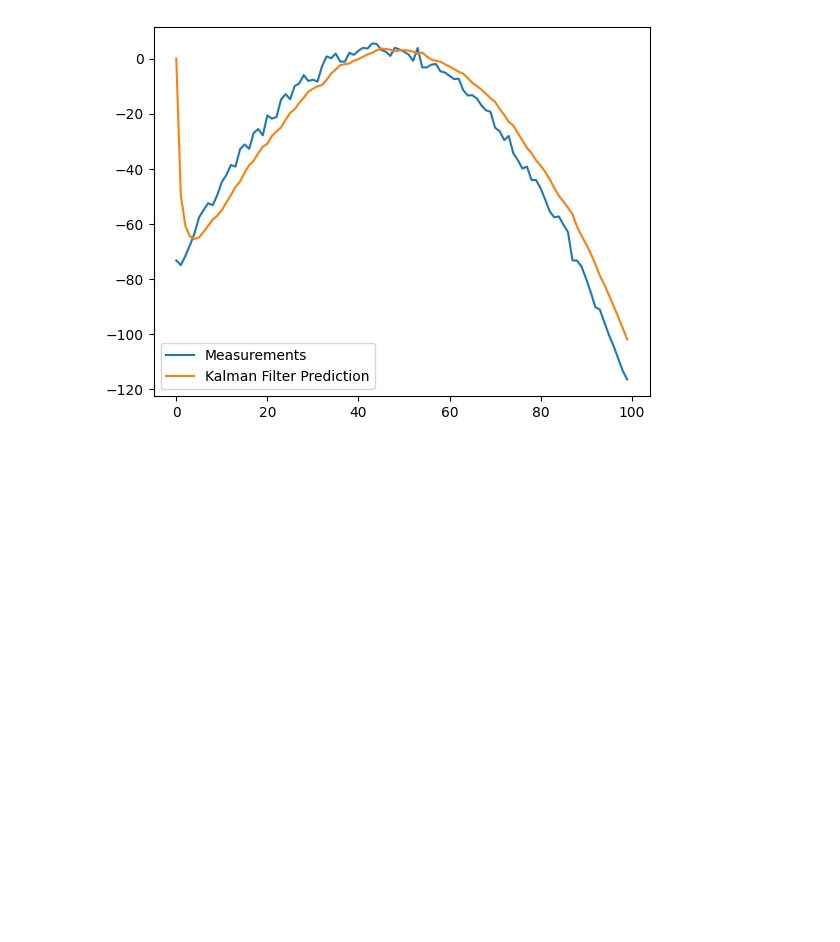
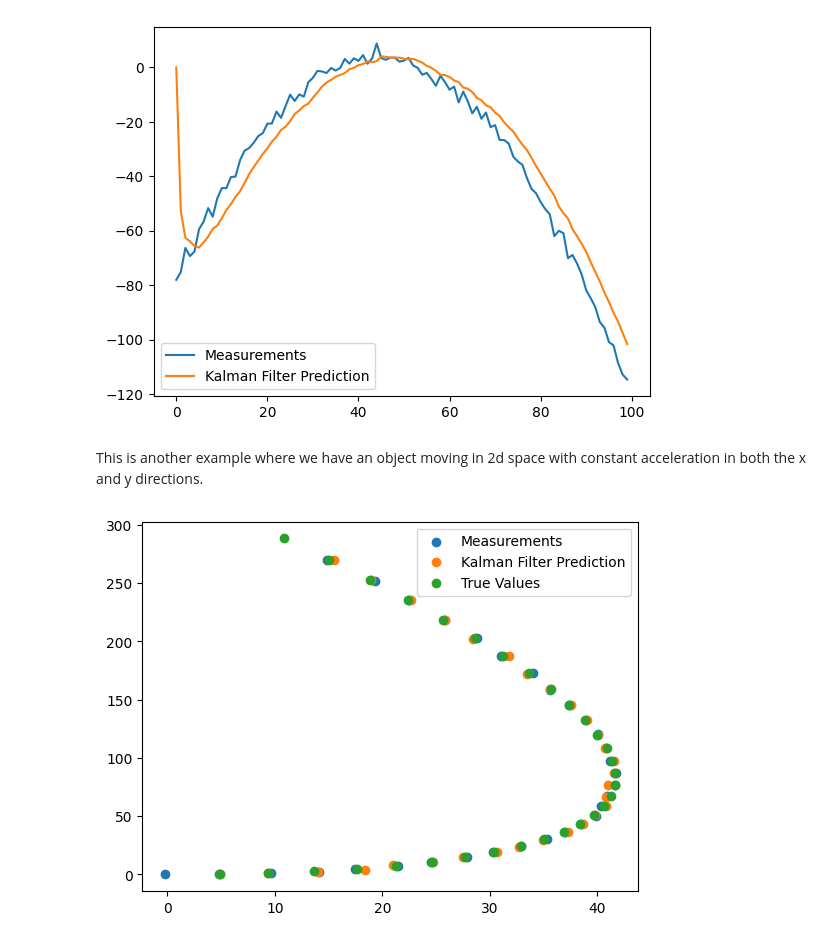
Before and after one commit to RIPS-2024-Aerospace/Aerospace-Project, a Jupyter notebook: KalmanFilter.ipynb, the cells around one changed output. Saved outputs shown, nothing was run; the diff lists cells and outputs as text; code cells hidden in the pictures; blank space fills up the shorter version.

Commit message:
Added some comments and another example

```diff
--- a/KalmanFilter.ipynb
+++ b/KalmanFilter.ipynb
@@ -7,12 +19,17 @@ class KalmanFilter(object):
     if(A is None or H is None):
       raise ValueError("Set proper system dynamics.")
 
+    #Number of state variables
     self.n = A.shape[1]
+
+    #Number of measurement variables
     self.m = H.shape[1]
 
     self.A = A
     self.H = H
     self.B = 0 if B is None else B
+
+    #Covariance is often a diagonal matrix since variables are independent
     self.Q = np.eye(self.n) if Q is None else Q
     self.R = np.eye(self.n) if R is None else R
     self.P = np.eye(self.n) if P is None else P
@@ -31,8 +48,8 @@ class KalmanFilter(object):
     self.x = self.x + np.dot(K, y)
 
     I = np.eye(self.n)
-    self.P = np.dot(np.dot(I - np.dot(K, self.H), self.P),
-        	(I - np.dot(K, self.H)).T) + np.dot(np.dot(K, self.R), K.T)
+    self.P = np.dot(np.dot((I-np.dot(K,self.H)), self.P),((I-np.dot(K,self.H)).T))+np.dot(K,np.dot(self.R,K.T))
+    return K
 # %%
 def example():
   A = np.array([[1, 0, 0], [0, 1, 0], [0, 0, 1]])
@@ -58,4 +75,44 @@ def example():
 if __name__ == '__main__':
     example()
 # %% [output]
-[figure, old version]
+[figure, new version]
+# %% [markdown]
+This is another example where we have an object moving in 2d space with constant acceleration in both the x and y directions.
+# %%
+def example2(): #accelerating truck
+
+    #A car moving in 2d with constant acceleration, variables are x, dx, d^2x, y, dy, d^2y and measurements are taken every second
+    A = np.array([[1, 1, 0.5, 0, 0, 0], [0, 1, 1, 0, 0, 0],[0,0,1,0,0,0], [0, 0, 0, 1, 1, 0.5], [0,0,0,0,1,1],[0,0,0,0,0,1]])
+    H = np.array([[1, 0, 0, 0, 0, 0],[0,0,0,1,0,0]])
+
+
+    Q = np.array([[0.1, 0, 0, 0, 0, 0], [0, 0.1, 0, 0, 0, 0],[0,0,0.1,0,0,0], [0, 0, 0, 0.1, 0, 0], [0,0,0,0,0.1,0],[0,0,0,0,0,0.1]])
+    R = np.array([[1,0],[0,1]])
+
+    x0 = np.array([[0,5,-0.3,0,0,0.6]]).T
+    kf = KalmanFilter(A = A, H = H, Q = Q, R = R,x0=x0)
+
+    measure_var = 0.2
+    z = (H @ x0)+np.random.normal([[0],[0]],measure_var, (2,1))
+
+    truth = [A@x0]
+    predictions = []
+    measurements = [z]
+    for _ in range(30):
+        predictions.append(np.dot(H,  kf.predict()))
+        z = np.dot(H,truth[-1])+np.random.normal([[0],[0]],measure_var, (2,1))
+        truth.append(A@truth[-1])
+        measurements.append(z)
+        K = kf.update(z)
+
+
+    plt.scatter([x[0][0] for x in measurements],[x[1][0] for x in measurements], label = 'Measurements')
+    plt.scatter([x[0][0] for x in predictions],[x[1][0] for x in predictions], label = 'Kalman Filter Prediction')
+    plt.scatter([(H@x)[0][0] for x in truth],[(H@x)[1][0] for x in truth], label = 'True Values')
+    plt.legend()
+    plt.show()
+
+if __name__ == '__main__':
+    example2()
+# %% [output]
+[figure, added]
```
Also changed, not shown: parts of 1 cell of this notebook, 1 other file.
